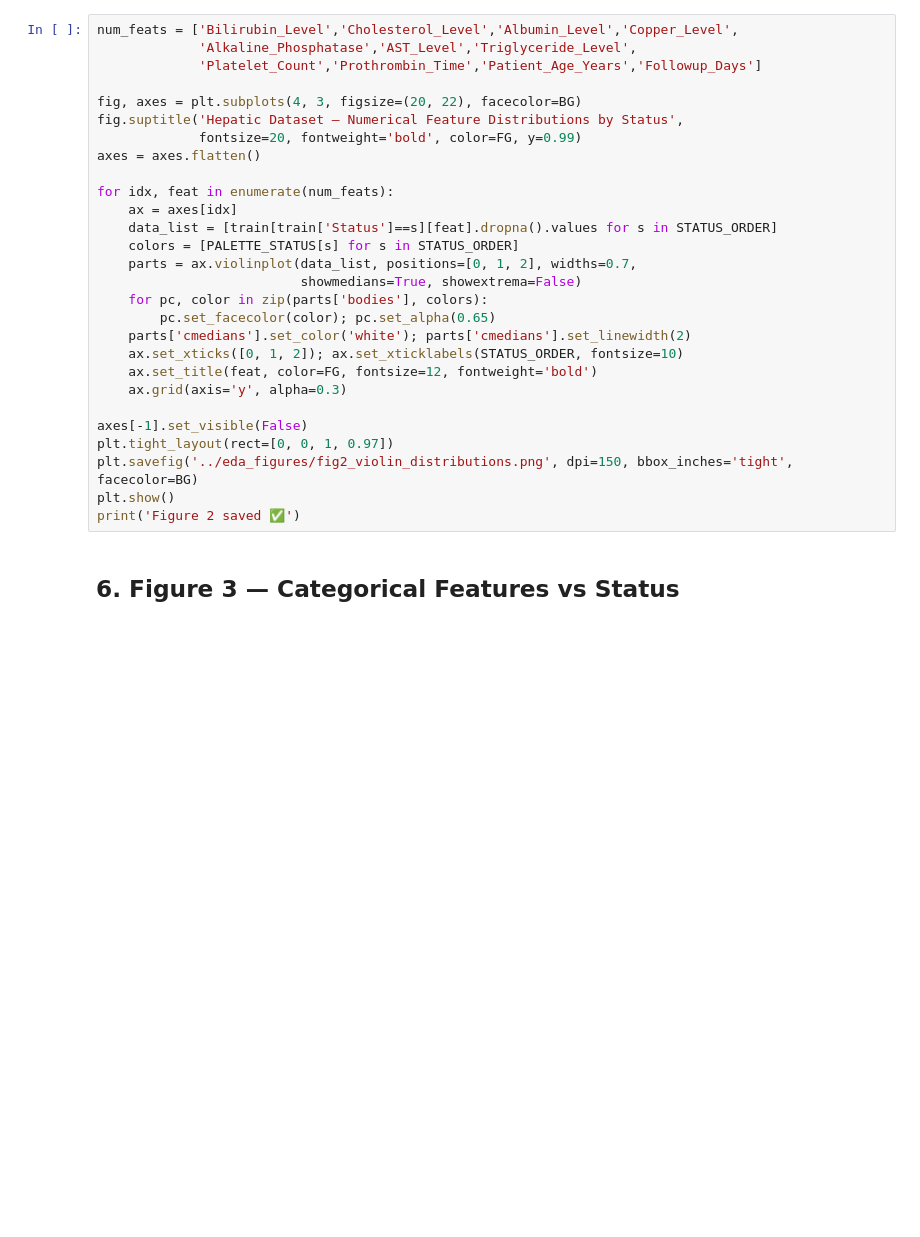
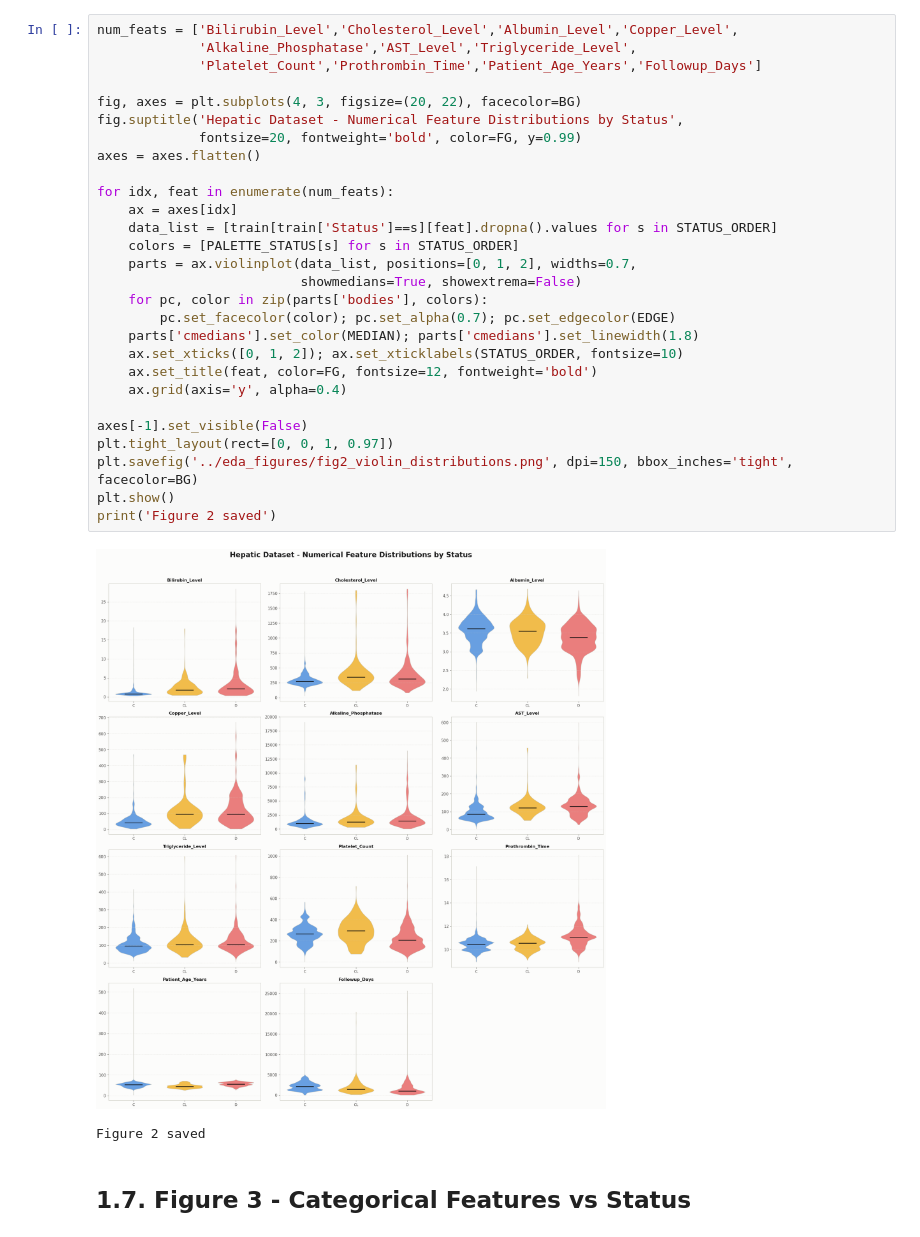
Before and after one commit to AIVIETNAM-AIO-DoHongNhat/Hepatic-Model-Comparison, a Jupyter notebook: notebooks/01_eda.ipynb, the cells around one changed output. Drawn from its saved outputs; the diff is of its cells as text; blank space fills up the shorter version.

```diff
--- a/notebooks/01_eda.ipynb
+++ b/notebooks/01_eda.ipynb
@@ -213,33 +283,36 @@ print('Figure 1 saved ✅')
 # %%
 num_feats = ['Bilirubin_Level','Cholesterol_Level','Albumin_Level','Copper_Level',
              'Alkaline_Phosphatase','AST_Level','Triglyceride_Level',
              'Platelet_Count','Prothrombin_Time','Patient_Age_Years','Followup_Days']
 
 fig, axes = plt.subplots(4, 3, figsize=(20, 22), facecolor=BG)
-fig.suptitle('Hepatic Dataset — Numerical Feature Distributions by Status',
+fig.suptitle('Hepatic Dataset - Numerical Feature Distributions by Status',
              fontsize=20, fontweight='bold', color=FG, y=0.99)
 axes = axes.flatten()
 
 for idx, feat in enumerate(num_feats):
     ax = axes[idx]
     data_list = [train[train['Status']==s][feat].dropna().values for s in STATUS_ORDER]
     colors = [PALETTE_STATUS[s] for s in STATUS_ORDER]
     parts = ax.violinplot(data_list, positions=[0, 1, 2], widths=0.7,
                           showmedians=True, showextrema=False)
     for pc, color in zip(parts['bodies'], colors):
-        pc.set_facecolor(color); pc.set_alpha(0.65)
-    parts['cmedians'].set_color('white'); parts['cmedians'].set_linewidth(2)
+        pc.set_facecolor(color); pc.set_alpha(0.7); pc.set_edgecolor(EDGE)
+    parts['cmedians'].set_color(MEDIAN); parts['cmedians'].set_linewidth(1.8)
     ax.set_xticks([0, 1, 2]); ax.set_xticklabels(STATUS_ORDER, fontsize=10)
     ax.set_title(feat, color=FG, fontsize=12, fontweight='bold')
-    ax.grid(axis='y', alpha=0.3)
+    ax.grid(axis='y', alpha=0.4)
 
 axes[-1].set_visible(False)
 plt.tight_layout(rect=[0, 0, 1, 0.97])
 plt.savefig('../eda_figures/fig2_violin_distributions.png', dpi=150, bbox_inches='tight', facecolor=BG)
 plt.show()
-print('Figure 2 saved ✅')
+print('Figure 2 saved')
+# %% [output]
+[figure, added]
+Figure 2 saved
 # %% [markdown]
-## 6. Figure 3 — Categorical Features vs Status
+## 1.7. Figure 3 - Categorical Features vs Status
 # %%
 cat_feats = ['Treatment_Assignment','Ascites_Indicator','Liver_Enlargement',
              'Spider_Angioma','Edema_Status']
```
Also changed, not shown: parts of 23 cells of this notebook, 9 other files.
